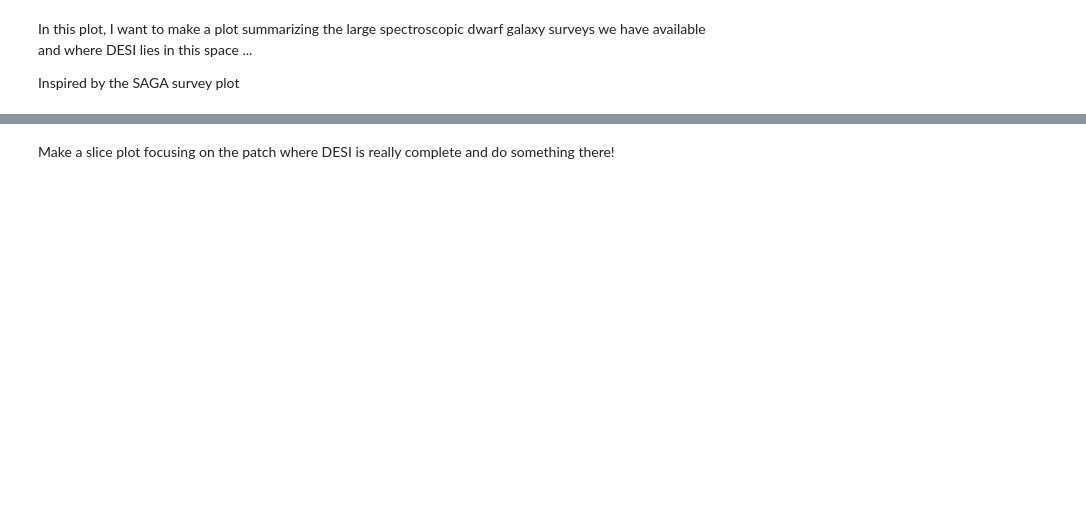
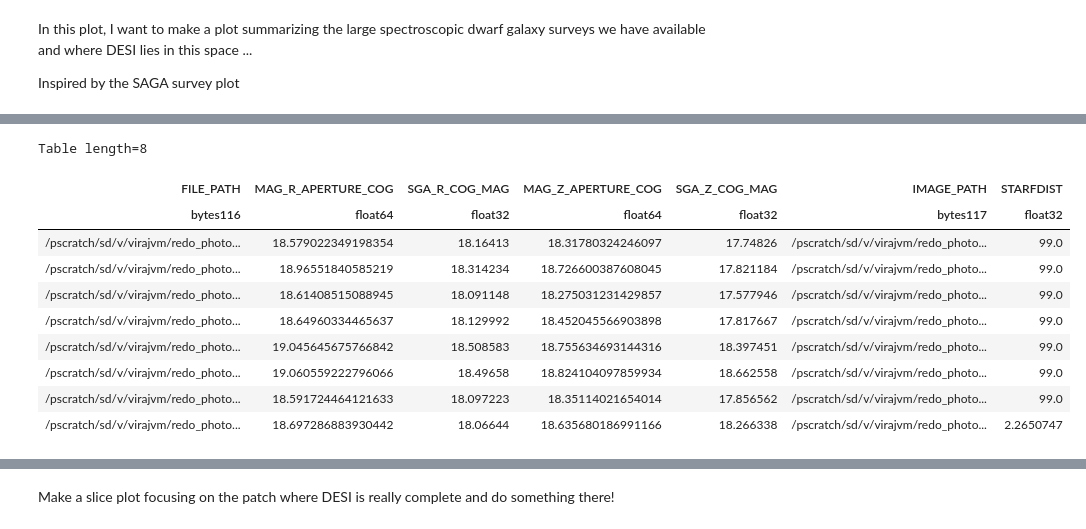
Before and after one commit to virajvman/desi_dwarfs, a Jupyter notebook: notebooks/survey_plot.ipynb, the cells around one changed output, grey strips where cells are left out. Saved outputs shown, nothing was run; the diff lists cells and outputs as text; code cells hidden in the pictures; blank space fills up the shorter version.

```diff
--- a/notebooks/survey_plot.ipynb
+++ b/notebooks/survey_plot.ipynb
@@ -48,0 +175,14 @@ from desi_lowz_funcs import make_subplots
+# %%
+temp[(np.abs(delta_r) > 0.5) & (temp["MAG_R_APERTURE_COG"].data > 18.5)]["FILE_PATH","MAG_R_APERTURE_COG", "SGA_R_COG_MAG","MAG_Z_APERTURE_COG", "SGA_Z_COG_MAG","IMAGE_PATH","STARFDIST"][10:20]
+# %% [output]
+Table length=8
+| FILE_PATH | MAG_R_APERTURE_COG | SGA_R_COG_MAG | MAG_Z_APERTURE_COG | SGA_Z_COG_MAG | IMAGE_PATH | STARFDIST |
+| bytes116 | float64 | float32 | float64 | float32 | bytes117 | float32 |
+| /pscratch/sd/v/virajvm/redo_photo... | 18.579022349198354 | 18.16413 | 18.31780324246097 | 17.74826 | /pscratch/sd/v/virajvm/redo_photo... | 99.0 |
+| /pscratch/sd/v/virajvm/redo_photo... | 18.96551840585219 | 18.314234 | 18.726600387608045 | 17.821184 | /pscratch/sd/v/virajvm/redo_photo... | 99.0 |
+| /pscratch/sd/v/virajvm/redo_photo... | 18.61408515088945 | 18.091148 | 18.275031231429857 | 17.577946 | /pscratch/sd/v/virajvm/redo_photo... | 99.0 |
+| /pscratch/sd/v/virajvm/redo_photo... | 18.64960334465637 | 18.129992 | 18.452045566903898 | 17.817667 | /pscratch/sd/v/virajvm/redo_photo... | 99.0 |
+| /pscratch/sd/v/virajvm/redo_photo... | 19.045645675766842 | 18.508583 | 18.755634693144316 | 18.397451 | /pscratch/sd/v/virajvm/redo_photo... | 99.0 |
+| /pscratch/sd/v/virajvm/redo_photo... | 19.060559222796066 | 18.49658 | 18.824104097859934 | 18.662558 | /pscratch/sd/v/virajvm/redo_photo... | 99.0 |
+| /pscratch/sd/v/virajvm/redo_photo... | 18.591724464121633 | 18.097223 | 18.35114021654014 | 17.856562 | /pscratch/sd/v/virajvm/redo_photo... | 99.0 |
+| /pscratch/sd/v/virajvm/redo_photo... | 18.697286883930442 | 18.06644 | 18.635680186991166 | 18.266338 | /pscratch/sd/v/virajvm/redo_photo... | 2.2650747 |
```
Also changed, not shown: parts of 105 cells of this notebook, 26 other files.
